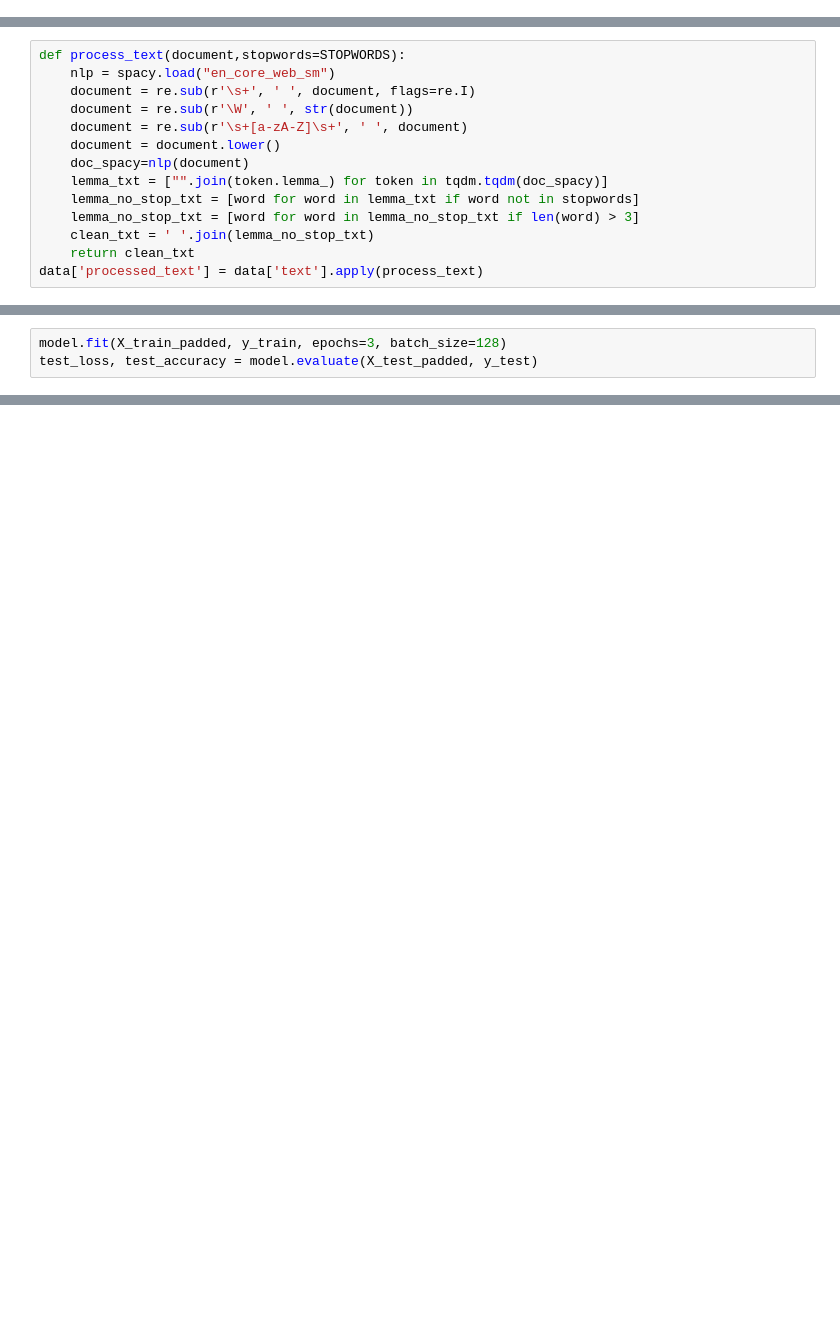
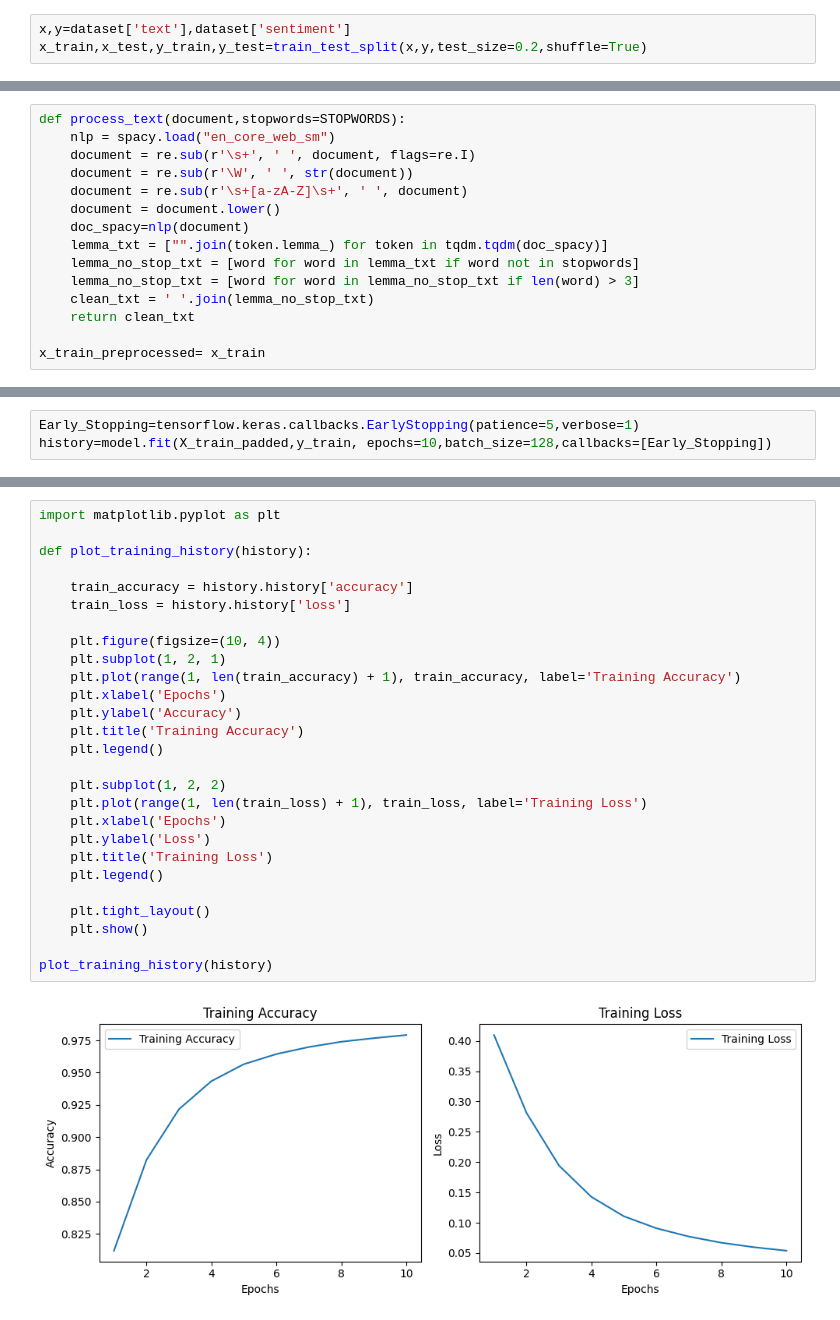
Before and after one commit to Eng-Abdelrahman-Mostafa-Mohamed/sentiment-analysis, a Jupyter notebook: sentiment-analysis-ipynb.ipynb, the cells around one changed output, grey strips where cells are left out. Cells and saved outputs as stored; diff of their text form; blank space fills up the shorter version.

```diff
--- a/sentiment-analysis-ipynb.ipynb
+++ b/sentiment-analysis-ipynb.ipynb
@@ -38,0 +78,3 @@ len(data)
+# %%
+x,y=dataset['text'],dataset['sentiment']
+x_train,x_test,y_train,y_test=train_test_split(x,y,test_size=0.2,shuffle=True)
@@ -49,4 +95,5 @@ def process_text(document,stopwords=STOPWORDS):
     lemma_no_stop_txt = [word for word in lemma_no_stop_txt if len(word) > 3]
     clean_txt = ' '.join(lemma_no_stop_txt)
     return clean_txt
-data['processed_text'] = data['text'].apply(process_text)
+
+x_train_preprocessed= x_train
@@ -94,3 +171,3 @@ model.compile(optimizer='adam', loss='sparse_categorical_crossentropy', metrics=
-# %%
-model.fit(X_train_padded, y_train, epochs=3, batch_size=128)
-test_loss, test_accuracy = model.evaluate(X_test_padded, y_test)
+# %%
+Early_Stopping=tensorflow.keras.callbacks.EarlyStopping(patience=5,verbose=1)
+history=model.fit(X_train_padded,y_train, epochs=10,batch_size=128,callbacks=[Early_Stopping])
@@ -96,0 +265,29 @@ test_loss, test_accuracy = model.evaluate(X_test_padded, y_test)
+# %%
+import matplotlib.pyplot as plt
+
+def plot_training_history(history):
+
+    train_accuracy = history.history['accuracy']
+    train_loss = history.history['loss']
+
+    plt.figure(figsize=(10, 4))
+    plt.subplot(1, 2, 1)
+    plt.plot(range(1, len(train_accuracy) + 1), train_accuracy, label='Training Accuracy')
+    plt.xlabel('Epochs')
+    plt.ylabel('Accuracy')
+    plt.title('Training Accuracy')
+    plt.legend()
+
+    plt.subplot(1, 2, 2)
+    plt.plot(range(1, len(train_loss) + 1), train_loss, label='Training Loss')
+    plt.xlabel('Epochs')
+    plt.ylabel('Loss')
+    plt.title('Training Loss')
+    plt.legend()
+
+    plt.tight_layout()
+    plt.show()
+
+plot_training_history(history)
+# %% [output]
+[figure, added]
```
Also changed, not shown: parts of 26 cells of this notebook.
